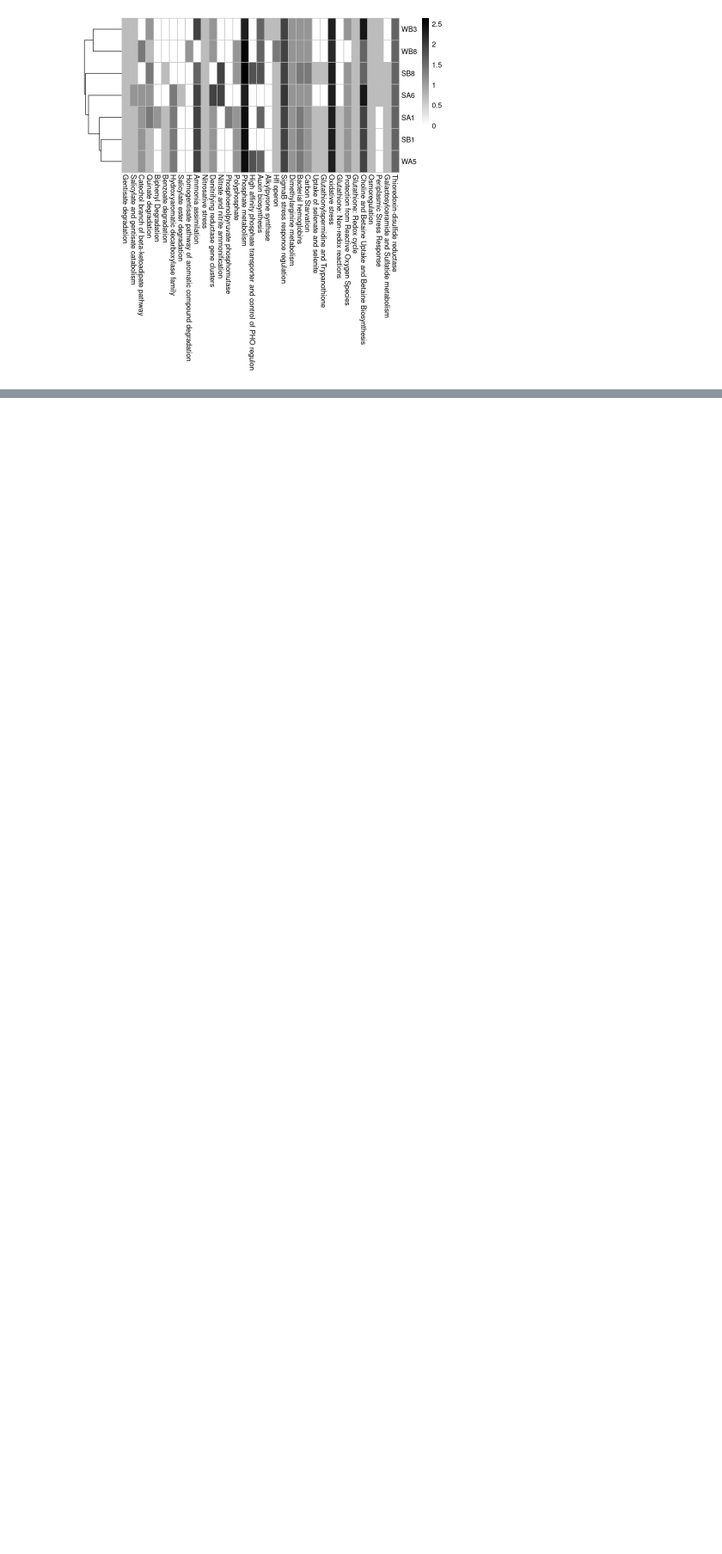
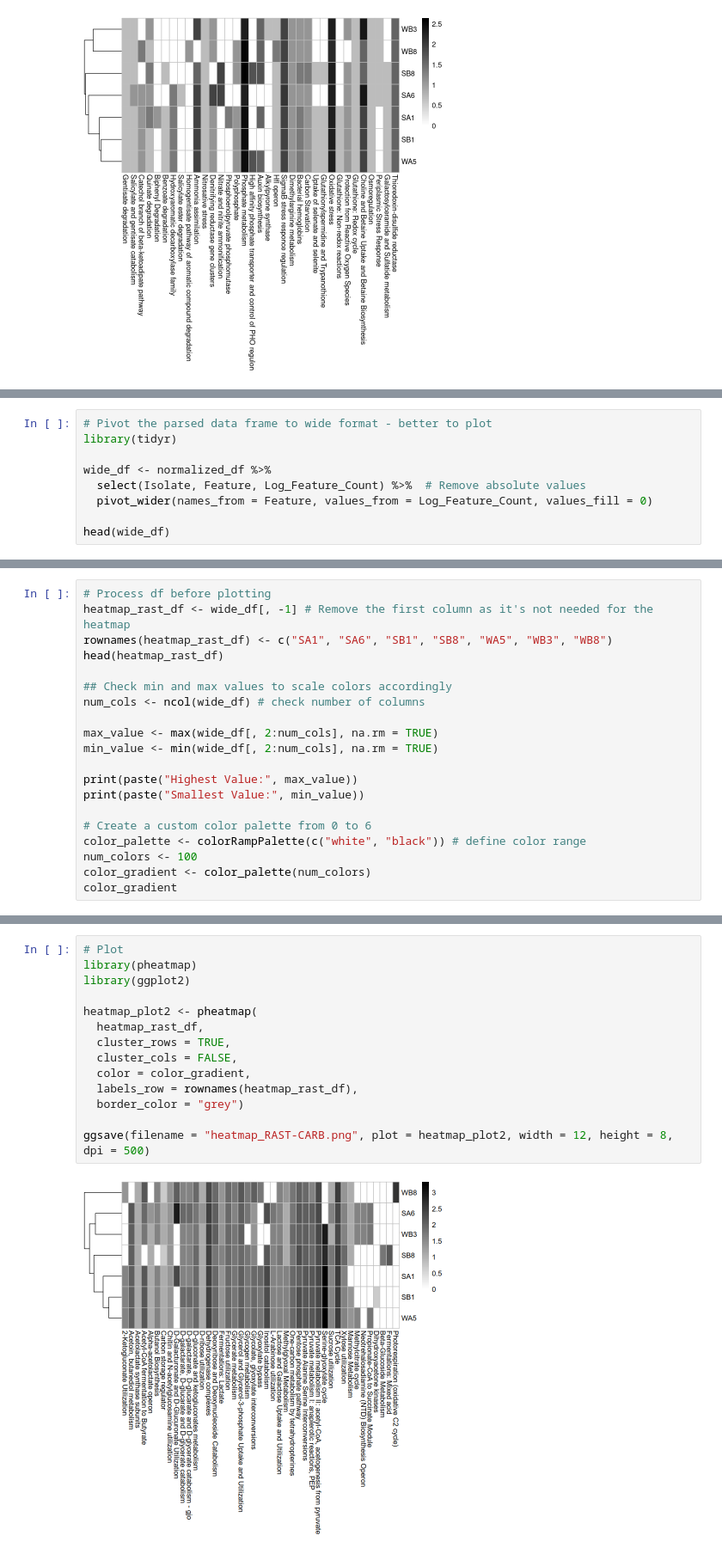
Before and after one commit to joaoordine/mangrove_microbiota, a Jupyter notebook: 09.a.Process_Plot_RAST_out2.ipynb, the cells around one changed output, grey strips where cells are left out. Shown at 86% size. Cells and saved outputs as stored; diff of their text form; blank space fills up the shorter version.

```diff
--- a/09.a.Process_Plot_RAST_out2.ipynb
+++ b/09.a.Process_Plot_RAST_out2.ipynb
@@ -209,0 +265,9 @@ ggsave(filename = "heatmap_RAST.png", plot = heatmap_plot, width = 12, height =
+# %%
+# Pivot the parsed data frame to wide format - better to plot
+library(tidyr)
+
+wide_df <- normalized_df %>%
+  select(Isolate, Feature, Log_Feature_Count) %>%  # Remove absolute values
+  pivot_wider(names_from = Feature, values_from = Log_Feature_Count, values_fill = 0)
+
+head(wide_df)
@@ -209,0 +284,20 @@ ggsave(filename = "heatmap_RAST.png", plot = heatmap_plot, width = 12, height =
+# %%
+# Process df before plotting
+heatmap_rast_df <- wide_df[, -1] # Remove the first column as it's not needed for the heatmap
+rownames(heatmap_rast_df) <- c("SA1", "SA6", "SB1", "SB8", "WA5", "WB3", "WB8")
+head(heatmap_rast_df)
+
+## Check min and max values to scale colors accordingly
+num_cols <- ncol(wide_df) # check number of columns
+
+max_value <- max(wide_df[, 2:num_cols], na.rm = TRUE)
+min_value <- min(wide_df[, 2:num_cols], na.rm = TRUE)
+
+print(paste("Highest Value:", max_value))
+print(paste("Smallest Value:", min_value))
+
+# Create a custom color palette from 0 to 6
+color_palette <- colorRampPalette(c("white", "black")) # define color range
+num_colors <- 100
+color_gradient <- color_palette(num_colors)
+color_gradient
@@ -209,0 +333,16 @@ ggsave(filename = "heatmap_RAST.png", plot = heatmap_plot, width = 12, height =
+# %%
+# Plot
+library(pheatmap)
+library(ggplot2)
+
+heatmap_plot2 <- pheatmap(
+  heatmap_rast_df,
+  cluster_rows = TRUE,
+  cluster_cols = FALSE,
+  color = color_gradient,
+  labels_row = rownames(heatmap_rast_df),
+  border_color = "grey")
+
+ggsave(filename = "heatmap_RAST-CARB.png", plot = heatmap_plot2, width = 12, height = 8, dpi = 500)
+# %% [output]
+[figure, added]
```
Also changed, not shown: parts of 6 cells of this notebook, 1 other file.
